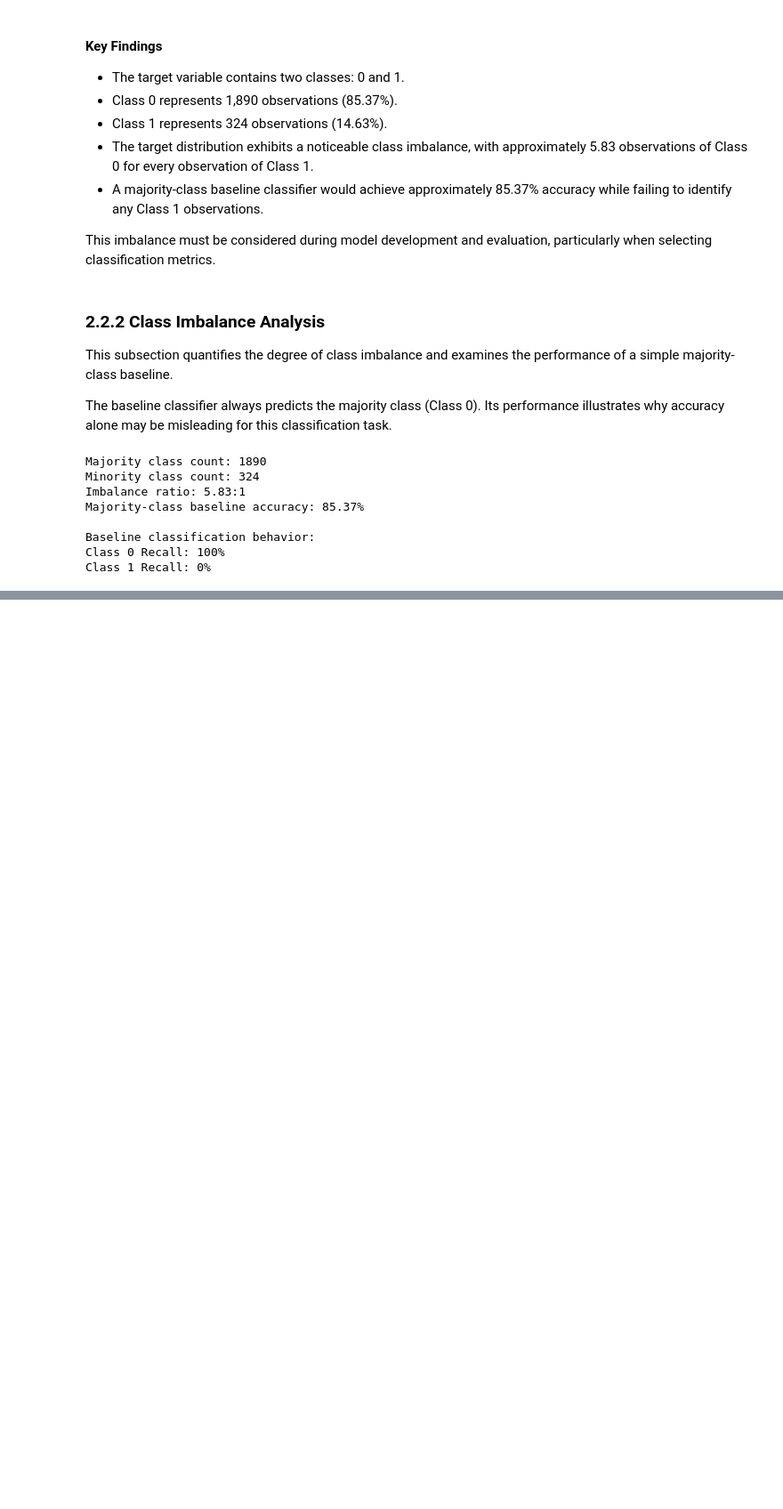
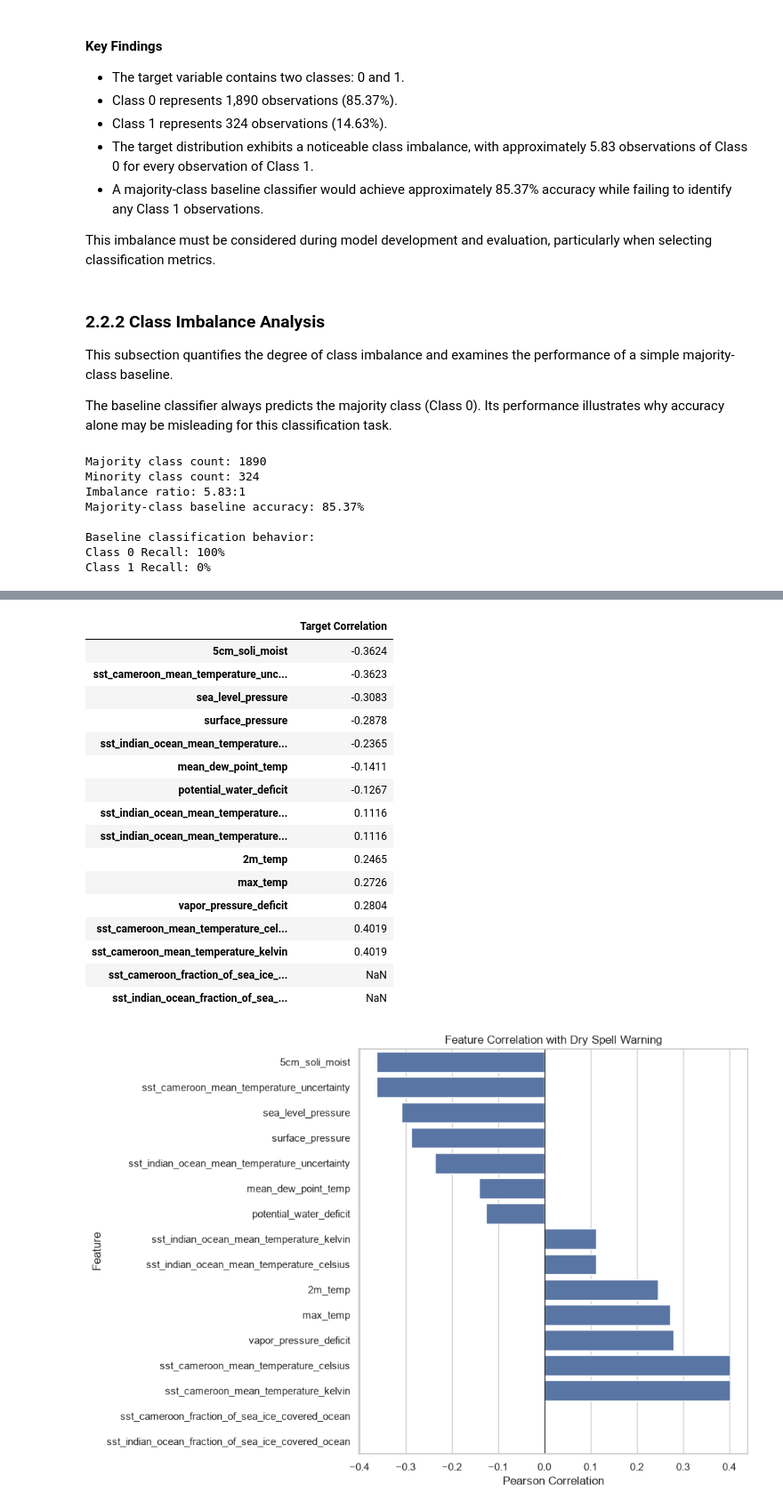
Before and after one commit to MosabOs/Dry-Spell-Prediction-ML, a Jupyter notebook: notebooks/02_exploratory_data_analysis.ipynb, the cells around one changed output, grey strips where cells are left out. Shown at 89% size. Saved outputs shown, nothing was run; the diff lists cells and outputs as text; code cells hidden in the pictures; blank space fills up the shorter version.

```diff
--- a/notebooks/02_exploratory_data_analysis.ipynb
+++ b/notebooks/02_exploratory_data_analysis.ipynb
@@ -188,0 +446,47 @@ Class 1 Recall: 0%
+# %%
+# Calculate correlations between input features and the target
+target_correlations = (
+    train_merged[numerical_features]
+    .corrwith(train_merged["dryspell_warn_7d"])
+    .sort_values()
+)
+
+# Display correlation values
+display(
+    target_correlations.to_frame(name="Target Correlation")
+    .round(4)
+)
+
+# Visualize target correlations
+plt.figure(figsize=(10, 7))
+
+sns.barplot(
+    x=target_correlations.values,
+    y=target_correlations.index
+)
+
+plt.axvline(x=0, color="black", linewidth=0.8)
+plt.title("Feature Correlation with Dry Spell Warning")
+plt.xlabel("Pearson Correlation")
+plt.ylabel("Feature")
+plt.tight_layout()
+plt.show()
+# %% [output]
+|  | Target Correlation |
+| 5cm_soli_moist | -0.3624 |
+| sst_cameroon_mean_temperature_unc... | -0.3623 |
+| sea_level_pressure | -0.3083 |
+| surface_pressure | -0.2878 |
+| sst_indian_ocean_mean_temperature... | -0.2365 |
+| mean_dew_point_temp | -0.1411 |
+| potential_water_deficit | -0.1267 |
+| sst_indian_ocean_mean_temperature... | 0.1116 |
+| sst_indian_ocean_mean_temperature... | 0.1116 |
+| 2m_temp | 0.2465 |
+| max_temp | 0.2726 |
+| vapor_pressure_deficit | 0.2804 |
+| sst_cameroon_mean_temperature_cel... | 0.4019 |
+| sst_cameroon_mean_temperature_kelvin | 0.4019 |
+| sst_cameroon_fraction_of_sea_ice_... | NaN |
+| sst_indian_ocean_fraction_of_sea_... | NaN |
+[figure, added]
```
Also changed, not shown: parts of 18 cells of this notebook.
